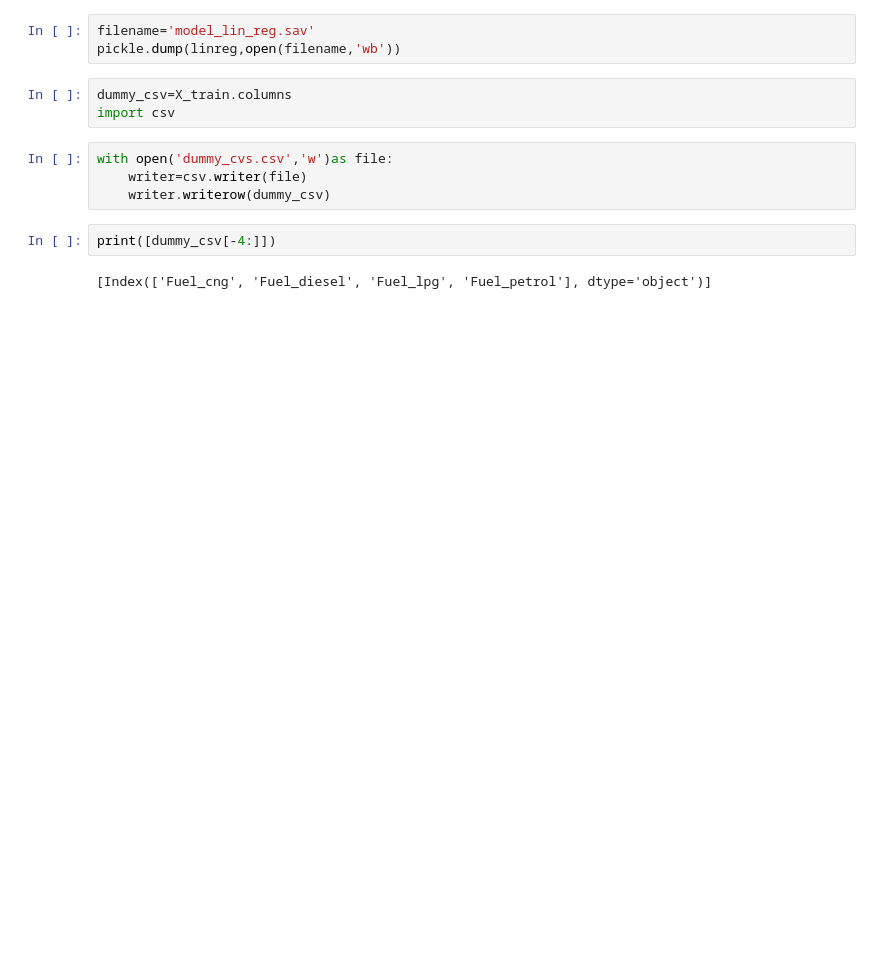
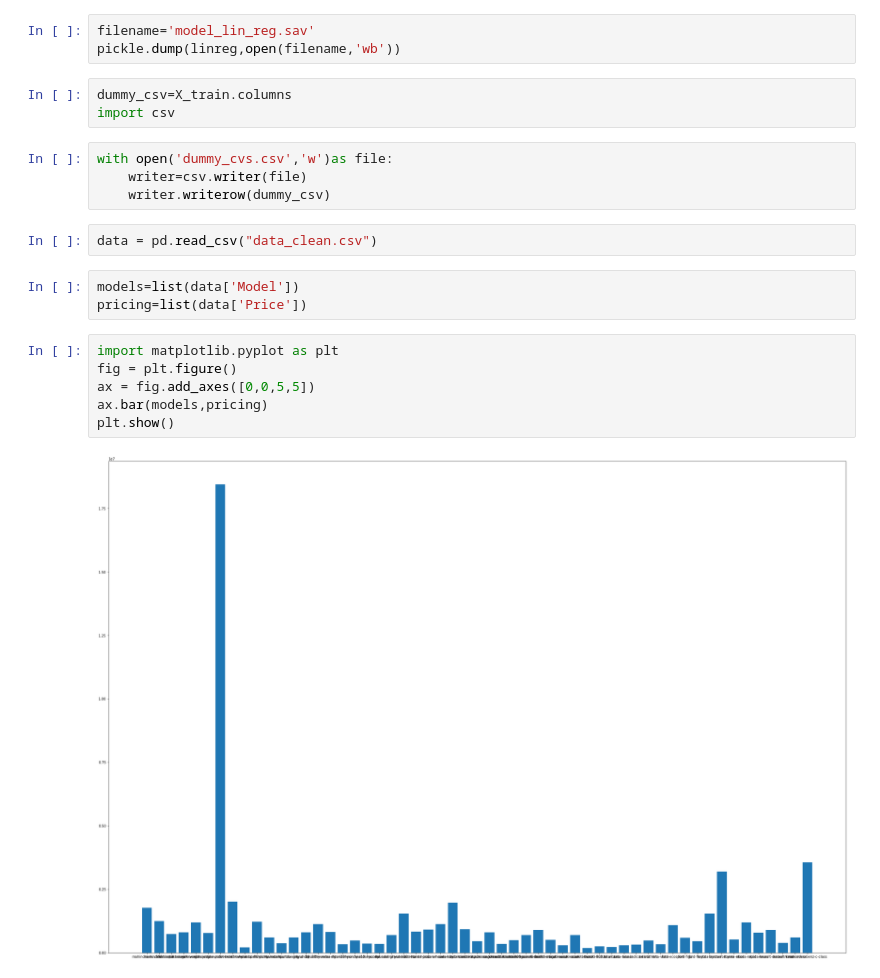
Before and after one commit to Darkshadow9799/CarPricePredictor, a Jupyter notebook: Car Price Predictor Model.ipynb, the cells around one changed output. Saved outputs shown, nothing was run; the diff lists cells and outputs as text; blank space fills up the shorter version.

Commit message:
model changes

```diff
--- a/Car Price Predictor Model.ipynb
+++ b/Car Price Predictor Model.ipynb
@@ -54,7 +44,16 @@ import csv
 with open('dummy_cvs.csv','w')as file:
     writer=csv.writer(file)
     writer.writerow(dummy_csv)
-# %%
-print([dummy_csv[-4:]])
-# %% [output]
-[Index(['Fuel_cng', 'Fuel_diesel', 'Fuel_lpg', 'Fuel_petrol'], dtype='object')]
+# %%
+data = pd.read_csv("data_clean.csv")
+# %%
+models=list(data['Model'])
+pricing=list(data['Price'])
+# %%
+import matplotlib.pyplot as plt
+fig = plt.figure()
+ax = fig.add_axes([0,0,5,5])
+ax.bar(models,pricing)
+plt.show()
+# %% [output]
+[figure, added]
```
Also changed, not shown: parts of 1 cell of this notebook, 3 other files.
